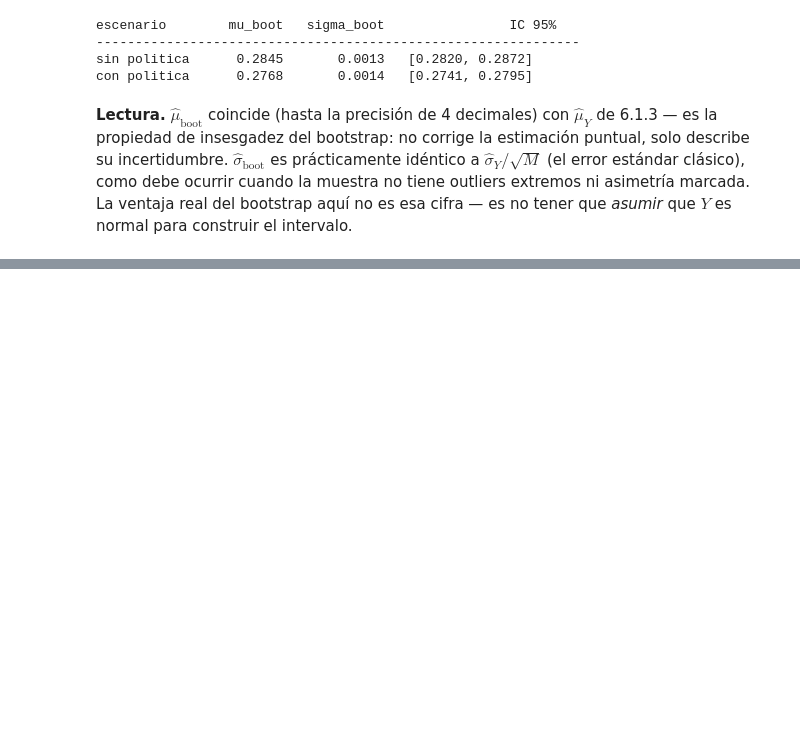
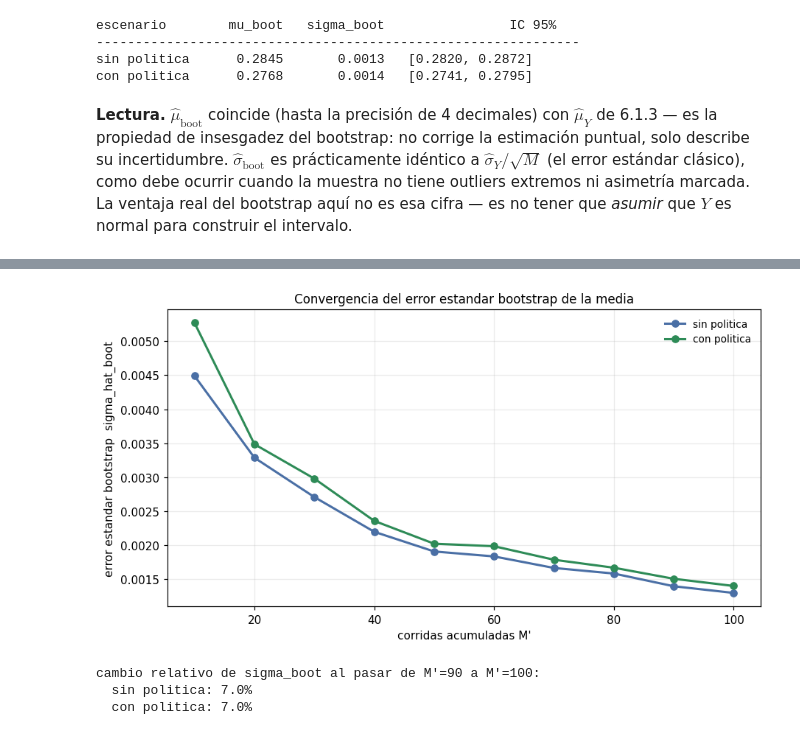
Before and after one commit to Branuvg/lab4_modsim, a Jupyter notebook: abm_bicicletas.ipynb, the cells around one changed output, grey strips where cells are left out. Drawn from its saved outputs; the diff is of its cells as text; code cells hidden in the pictures; blank space fills up the shorter version.

Commit message:
Task 2.2.b: curva de convergencia del error estandar bootstrap

```diff
--- a/abm_bicicletas.ipynb
+++ b/abm_bicicletas.ipynb
@@ -1543,0 +1551,41 @@ construir el intervalo.
+# %%
+M_grid = np.arange(10, 101, 10)
+
+def curva_convergencia(Y, M_grid, B=5000, rng=None):
+    if rng is None:
+        rng = np.random.default_rng()
+    ses = []
+    for Mp in M_grid:
+        _, _, se_b, _ = bootstrap_media(Y[:Mp], B=B, rng=rng)
+        ses.append(se_b)
+    return np.array(ses)
+
+# B=5000 en lugar de 2000: la comparacion punto a punto entre M'=90 y M'=100 es
+# sensible al ruido Monte Carlo propio del bootstrap (SE relativo de sigma_hat_boot
+# aproximadamente sqrt(2/(B-1))); con B=5000 ese ruido baja de ~3.2% a ~2.0%,
+# sin cambiar el criterio de decision de la §6.1.3 ni las cifras de las demas secciones.
+rng_conv = np.random.default_rng(SEED + 1)
+se_curva_sin = curva_convergencia(Y_sin, M_grid, B=5000, rng=rng_conv)
+se_curva_con = curva_convergencia(Y_con, M_grid, B=5000, rng=rng_conv)
+
+fig, ax = plt.subplots(figsize=(8.4, 4.6), dpi=110)
+ax.plot(M_grid, se_curva_sin, marker="o", lw=2, color="#4a6fa5", label="sin politica")
+ax.plot(M_grid, se_curva_con, marker="o", lw=2, color="#2e8b57", label="con politica")
+ax.set_xlabel("corridas acumuladas M'")
+ax.set_ylabel("error estandar bootstrap  sigma_hat_boot")
+ax.set_title("Convergencia del error estandar bootstrap de la media", fontsize=11)
+ax.legend(frameon=False, fontsize=9)
+ax.grid(alpha=0.25)
+fig.tight_layout()
+plt.show()
+
+cambio_final_sin = abs(se_curva_sin[-1] - se_curva_sin[-2]) / se_curva_sin[-2]
+cambio_final_con = abs(se_curva_con[-1] - se_curva_con[-2]) / se_curva_con[-2]
+print(f"cambio relativo de sigma_boot al pasar de M'=90 a M'=100:")
+print(f"  sin politica: {cambio_final_sin:.1%}")
+print(f"  con politica: {cambio_final_con:.1%}")
+# %% [output]
+[figure, added]
+cambio relativo de sigma_boot al pasar de M'=90 a M'=100:
+  sin politica: 7.0%
+  con politica: 7.0%
```
Also changed, not shown: parts of 1 cell of this notebook.
